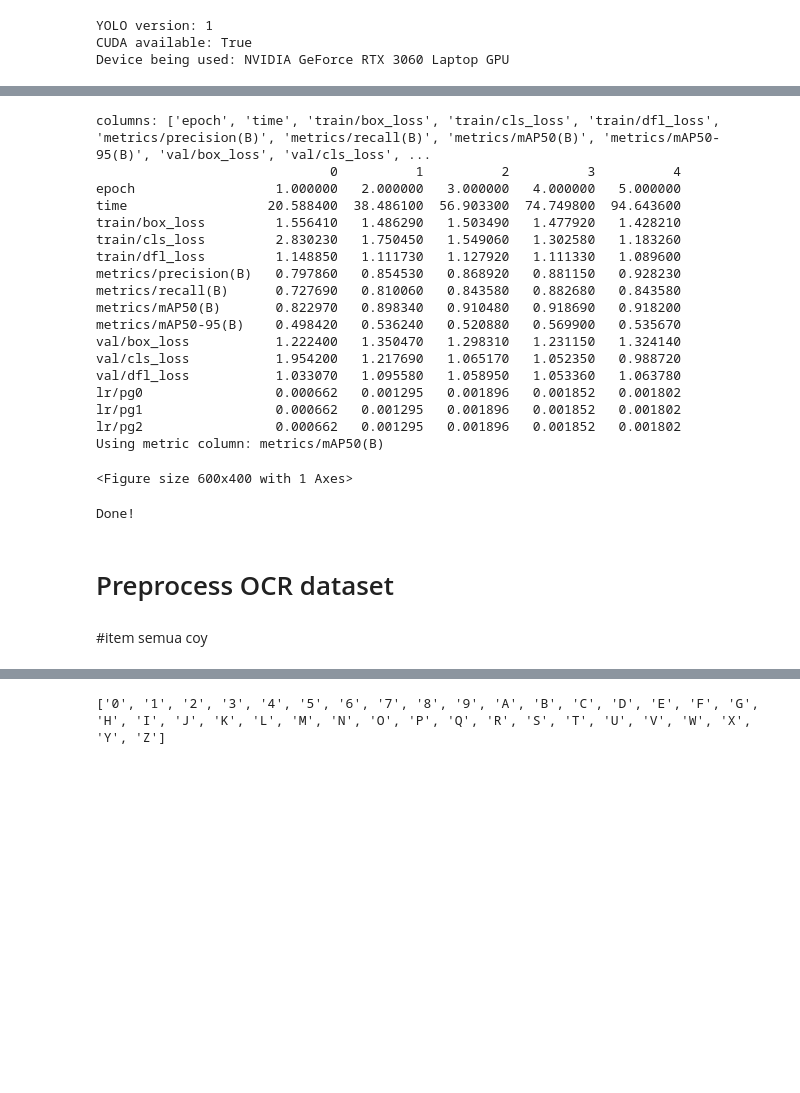
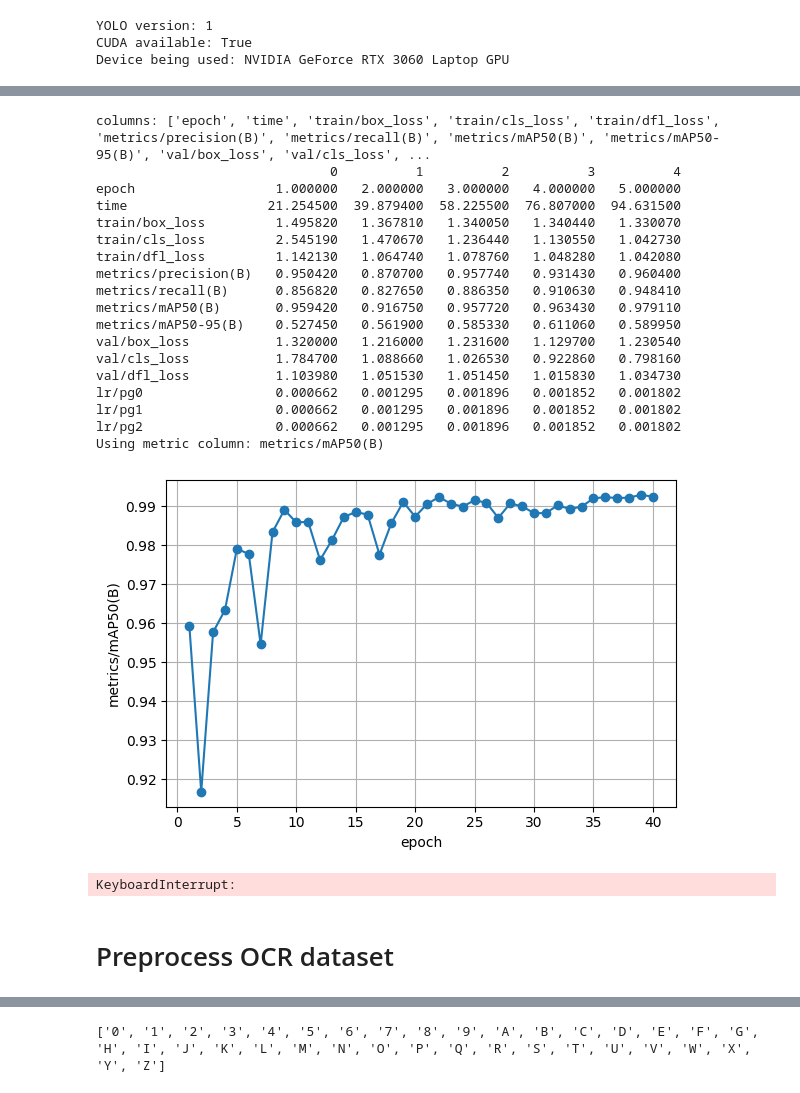
Before and after one commit to OhMyBreee/Plate-Recognition, a Jupyter notebook: notebooks/Training.ipynb, the cells around one changed output, grey strips where cells are left out. Cells and saved outputs as stored; diff of their text form; code cells hidden in the pictures; blank space fills up the shorter version.

Commit message:
Retrained YOLO model

```diff
--- a/notebooks/Training.ipynb
+++ b/notebooks/Training.ipynb
@@ -218,7 +218,7 @@ Results saved to /mnt/d/Uni/Semester 5/Computer Vision/Plate-Recognition/noteboo
 # %%
 import pandas as pd
 import matplotlib.pyplot as plt
-df = pd.read_csv("runs/detect/lp_detection_v2/results.csv")
+df = pd.read_csv("runs/detect/lp_detection_v3/results.csv")
 
 # Inspect columns and head to see what's actually in the CSV
 print("columns:", df.columns.tolist())
@@ -227,52 +227,52 @@ print(df.head().T)
 # Pick the mAP column robustly
 map_cols = [c for c in df.columns if "mAP50" in c or "map50" in c.lower() or "mAP" in c]
 if not map_cols:
     raise ValueError("No mAP column found in results.csv. Columns: " + ", ".join(df.columns))
 col = map_cols[0]
 print("Using metric column:", col)
 
 # Convert to numeric (coerce errors -> NaN) and warn if any NaNs
 y = pd.to_numeric(df[col], errors="coerce")
 if y.isnull().any():
     print("Warning: some values in the metric column could not be converted to numeric and became NaN")
 
 # Use epoch column if present else use dataframe index
 x = df["epoch"] if "epoch" in df.columns else df.index
 
 plt.figure(figsize=(6,4))
 plt.plot(x, y, marker="o")
 plt.xlabel("epoch" if "epoch" in df.columns else "index")
 plt.ylabel(col)
 plt.grid(True)
 plt.tight_layout()
 plt.show()
 # %% [output]
 columns: ['epoch', 'time', 'train/box_loss', 'train/cls_loss', 'train/dfl_loss', 'metrics/precision(B)', 'metrics/recall(B)', 'metrics/mAP50(B)', 'metrics/mAP50-95(B)', 'val/box_loss', 'val/cls_loss', ...
                               0          1          2          3          4
 epoch                  1.000000   2.000000   3.000000   4.000000   5.000000
-time                  20.588400  38.486100  56.903300  74.749800  94.643600
-train/box_loss         1.556410   1.486290   1.503490   1.477920   1.428210
-train/cls_loss         2.830230   1.750450   1.549060   1.302580   1.183260
-train/dfl_loss         1.148850   1.111730   1.127920   1.111330   1.089600
-metrics/precision(B)   0.797860   0.854530   0.868920   0.881150   0.928230
-metrics/recall(B)      0.727690   0.810060   0.843580   0.882680   0.843580
-metrics/mAP50(B)       0.822970   0.898340   0.910480   0.918690   0.918200
-metrics/mAP50-95(B)    0.498420   0.536240   0.520880   0.569900   0.535670
-val/box_loss           1.222400   1.350470   1.298310   1.231150   1.324140
-val/cls_loss           1.954200   1.217690   1.065170   1.052350   0.988720
-val/dfl_loss           1.033070   1.095580   1.058950   1.053360   1.063780
+time                  21.254500  39.879400  58.225500  76.807000  94.631500
+train/box_loss         1.495820   1.367810   1.340050   1.340440   1.330070
+train/cls_loss         2.545190   1.470670   1.236440   1.130550   1.042730
+train/dfl_loss         1.142130   1.064740   1.078760   1.048280   1.042080
+metrics/precision(B)   0.950420   0.870700   0.957740   0.931430   0.960400
+metrics/recall(B)      0.856820   0.827650   0.886350   0.910630   0.948410
+metrics/mAP50(B)       0.959420   0.916750   0.957720   0.963430   0.979110
+metrics/mAP50-95(B)    0.527450   0.561900   0.585330   0.611060   0.589950
+val/box_loss           1.320000   1.216000   1.231600   1.129700   1.230540
+val/cls_loss           1.784700   1.088660   1.026530   0.922860   0.798160
+val/dfl_loss           1.103980   1.051530   1.051450   1.015830   1.034730
 lr/pg0                 0.000662   0.001295   0.001896   0.001852   0.001802
 lr/pg1                 0.000662   0.001295   0.001896   0.001852   0.001802
 lr/pg2                 0.000662   0.001295   0.001896   0.001852   0.001802
 Using metric column: metrics/mAP50(B)
-<Figure size 600x400 with 1 Axes>
+[figure, added]
 # %%
 import os
 import json
 import cv2
 from ultralytics import YOLO
 
-YOLO_MODEL_PATH = "./runs/detect/lp_detection_v2/weights/best.pt"
+YOLO_MODEL_PATH = "./runs/detect/lp_detection_v3/weights/best.pt"
 INPUT_DIR = "../data/processed/images/"
 OUTPUT_DIR = "../data/cropped/"
 
@@ -335,7 +335,7 @@ with open(mapping_file, "w") as f:
 
 print("Done!")
 # %% [output]
-Done!
+KeyboardInterrupt:
 # %%
 import cv2
 import numpy as np
@@ -388,5 +354,3 @@ def preprocess_for_ocr(img, target_h=32, target_w=128):
 # %% [markdown]
 <h1> Preprocess OCR dataset
-# %% [markdown]
-#item semua coy
 # %%
```
Also changed, not shown: parts of 9 cells of this notebook.
